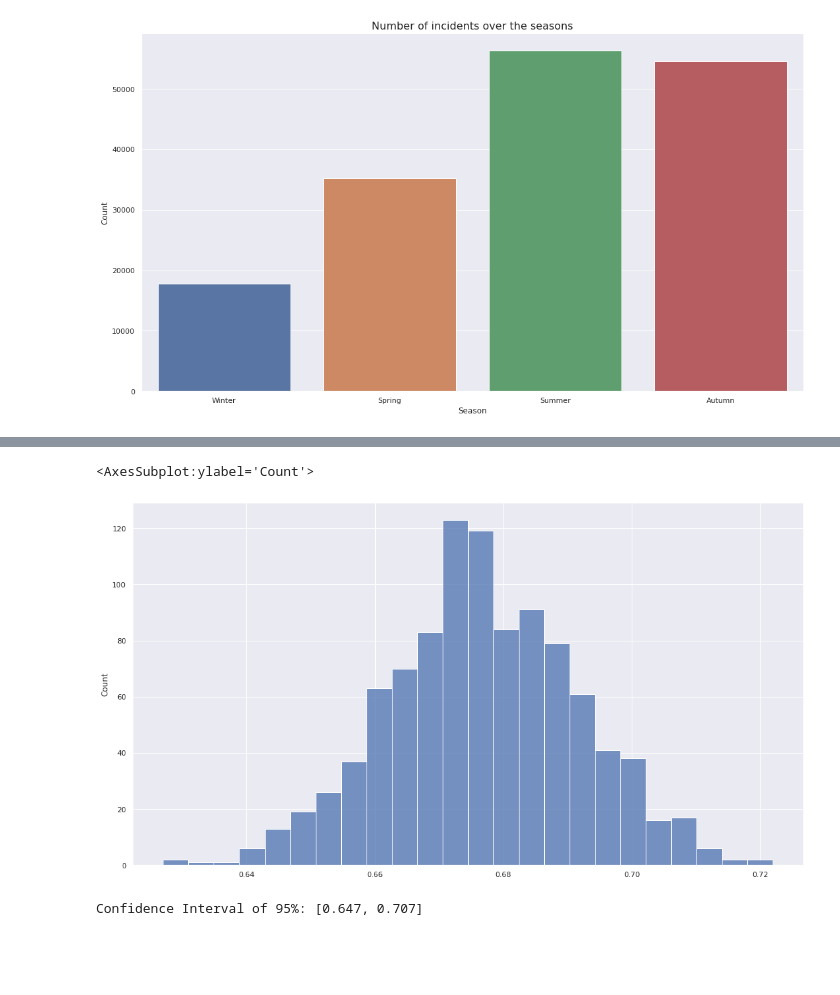
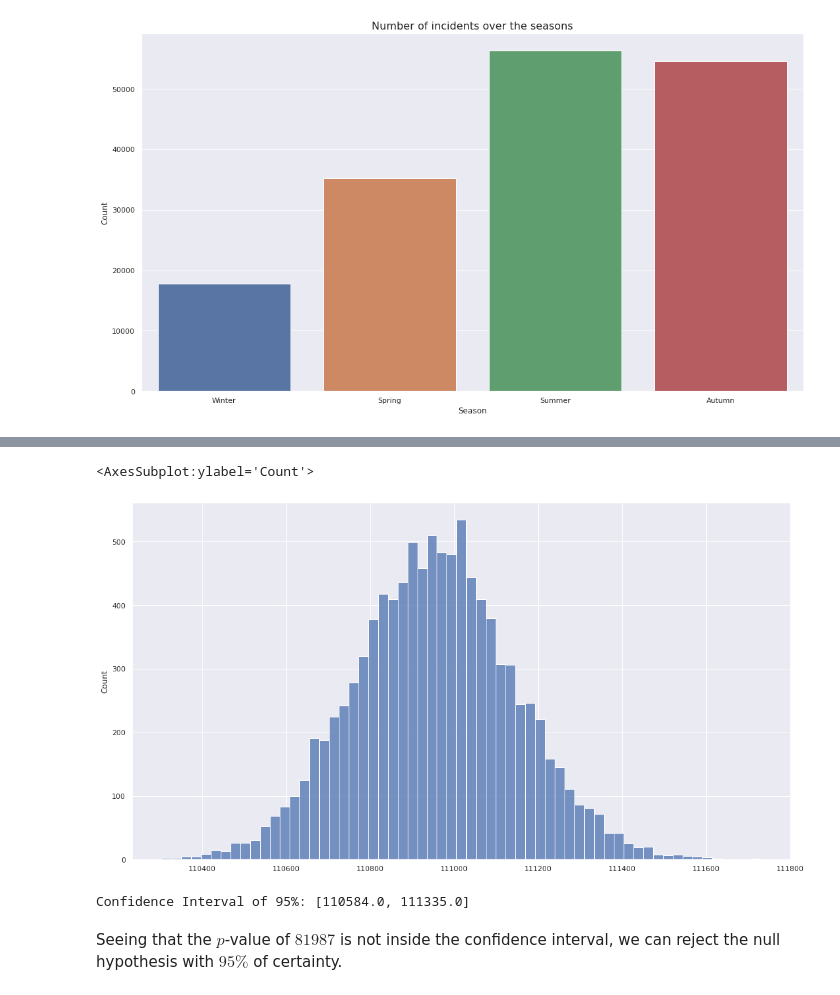
Before and after one commit to MvKaio/StudyOfAircraftWildlifeStrikes, a Jupyter notebook: notebooks/Hypotheses.ipynb, the cells around one changed output, grey strips where cells are left out. Cells and saved outputs as stored; diff of their text form; code cells hidden in the pictures; blank space fills up the shorter version.

Commit message:
Added another bootstrap and fixed the other. Isolated regression into a separate notebook.

```diff
--- a/notebooks/Hypotheses.ipynb
+++ b/notebooks/Hypotheses.ipynb
@@ -56,18 +95,18 @@ The statistic considered is the proportion of strikes that occur in the Autumn a
-# %%
-proportions = list()
-bootstrap_df = df[['Record ID', 'Incident Month']]
-for _ in range(1000):
-    sample = bootstrap_df.sample(n = 1000, replace = True)
-    sample['Season'] = sample['Incident Month'].apply(season)
-    sample.reset_index(inplace=True)
-    count_autumn_fall = len(sample[(sample['Season'] == 'Autumn') | (sample['Season'] == 'Summer')])
-    proportions.append(count_autumn_fall / 1000)
-
-sns.histplot(proportions)
-# %% [output]
-<AxesSubplot:ylabel='Count'>
-[figure, removed]
+# %%
+counts = list()
+seasons_df = df[['Record ID', 'Incident Month']]
+for _ in range(10000):
+    sample = seasons_df.sample(n = len(seasons_df), replace = True)
+    sample['Season'] = sample['Incident Month'].apply(season)
+    sample.reset_index(inplace=True)
+    count_autumn_summer = len(sample[(sample['Season'] == 'Autumn') | (sample['Season'] == 'Summer')])
+    counts.append(count_autumn_summer)
+
+sns.histplot(counts)
+# %% [output]
+<AxesSubplot:ylabel='Count'>
+[figure, added]
 # %%
-print(f"Confidence Interval of 95%: [{np.percentile(proportions, 2.5)}, {np.percentile(proportions, 97.5)}]")
+print(f"Confidence Interval of 95%: [{np.percentile(counts, 2.5)}, {np.percentile(counts, 97.5)}]")
 # %% [output]
-Confidence Interval of 95%: [0.647, 0.707]
+Confidence Interval of 95%: [110584.0, 111335.0]
@@ -75,0 +113,2 @@ Confidence Interval of 95%: [0.647, 0.707]
+# %% [markdown]
+Seeing that the $p$-value of $81987$ is not inside the confidence interval, we can reject the null hypothesis with $95\%$ of certainty.
```
Also changed, not shown: parts of 7 cells of this notebook, 3 other files.
